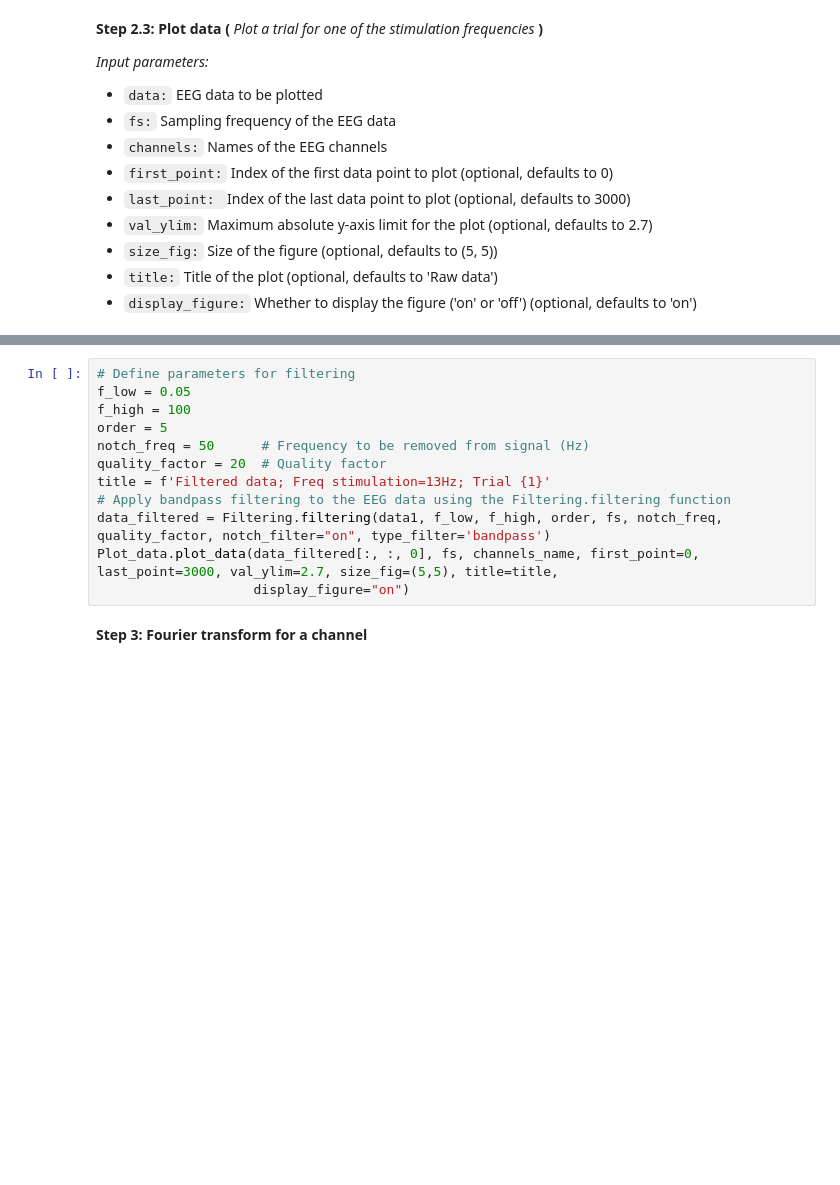
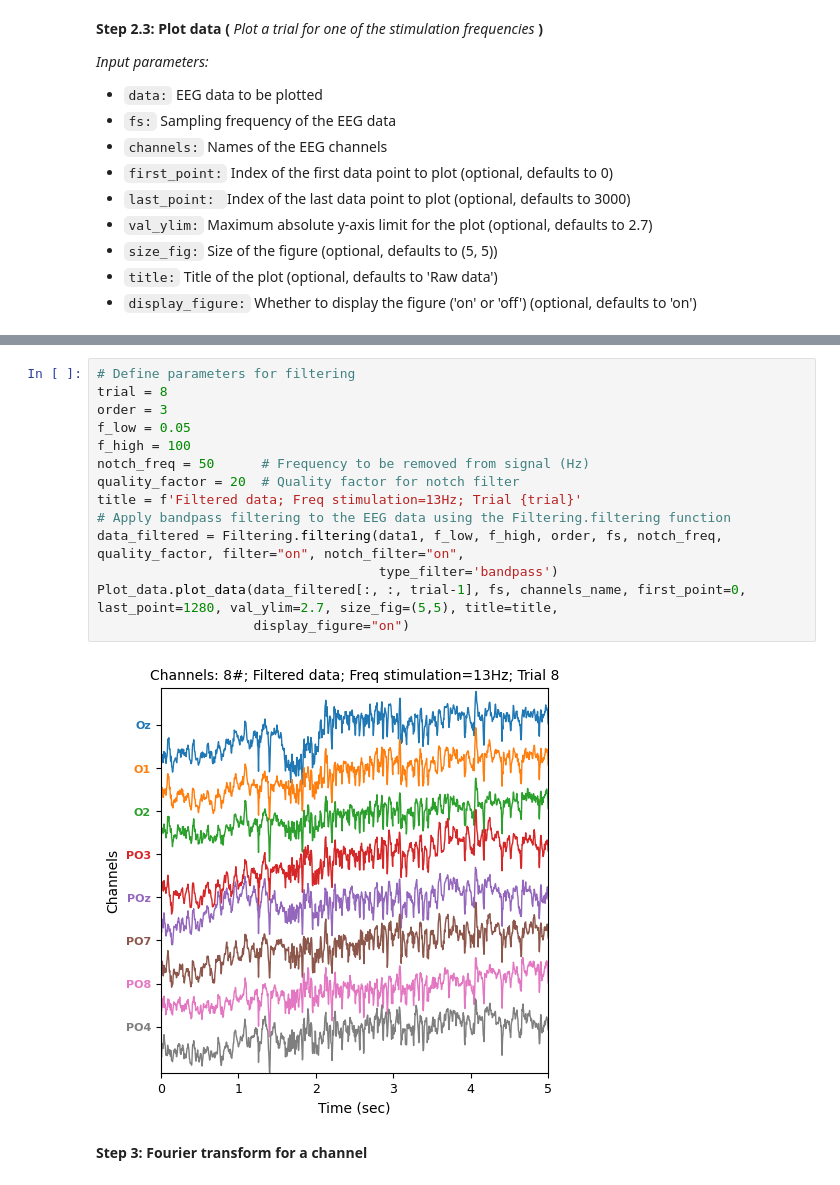
Before and after one commit to RezaSaadatyar/SSVEP-based-EEG-signal-processing, a Jupyter notebook: Code/Python/SSVEP.ipynb, the cells around one changed output, grey strips where cells are left out. Cells and saved outputs as stored; diff of their text form; blank space fills up the shorter version.

```diff
--- a/Code/Python/SSVEP.ipynb
+++ b/Code/Python/SSVEP.ipynb
@@ -210,14 +163,18 @@ def filtering(data1, f_low, f_high, order, fs, notch_freq, quality_factor, notch
 # %%
 # Define parameters for filtering
+trial = 8
+order = 3
 f_low = 0.05
 f_high = 100
-order = 5
 notch_freq = 50      # Frequency to be removed from signal (Hz)
-quality_factor = 20  # Quality factor
-title = f'Filtered data; Freq stimulation=13Hz; Trial {1}'
+quality_factor = 20  # Quality factor for notch filter
+title = f'Filtered data; Freq stimulation=13Hz; Trial {trial}'
 # Apply bandpass filtering to the EEG data using the Filtering.filtering function
-data_filtered = Filtering.filtering(data1, f_low, f_high, order, fs, notch_freq, quality_factor, notch_filter="on", type_filter='bandpass')
-Plot_data.plot_data(data_filtered[:, :, 0], fs, channels_name, first_point=0, last_point=3000, val_ylim=2.7, size_fig=(5,5), title=title,
+data_filtered = Filtering.filtering(data1, f_low, f_high, order, fs, notch_freq, quality_factor, filter="on", notch_filter="on",
+                                    type_filter='bandpass')
+Plot_data.plot_data(data_filtered[:, :, trial-1], fs, channels_name, first_point=0, last_point=1280, val_ylim=2.7, size_fig=(5,5), title=title,
                     display_figure="on")
+# %% [output]
+[figure, added]
 # %% [markdown]
 **Step 3: Fourier transform for a channel**
```
Also changed, not shown: parts of 9 cells of this notebook.
